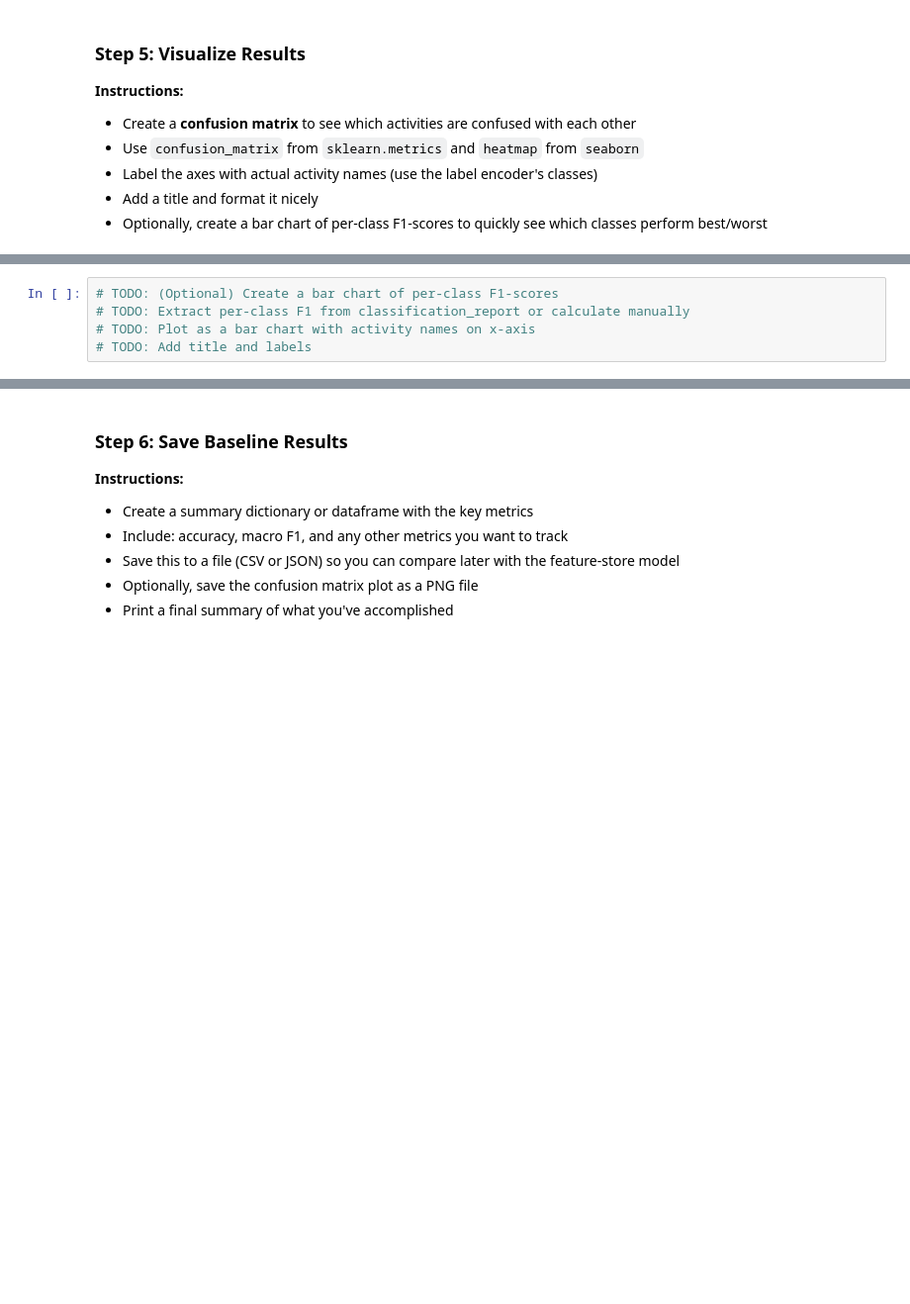
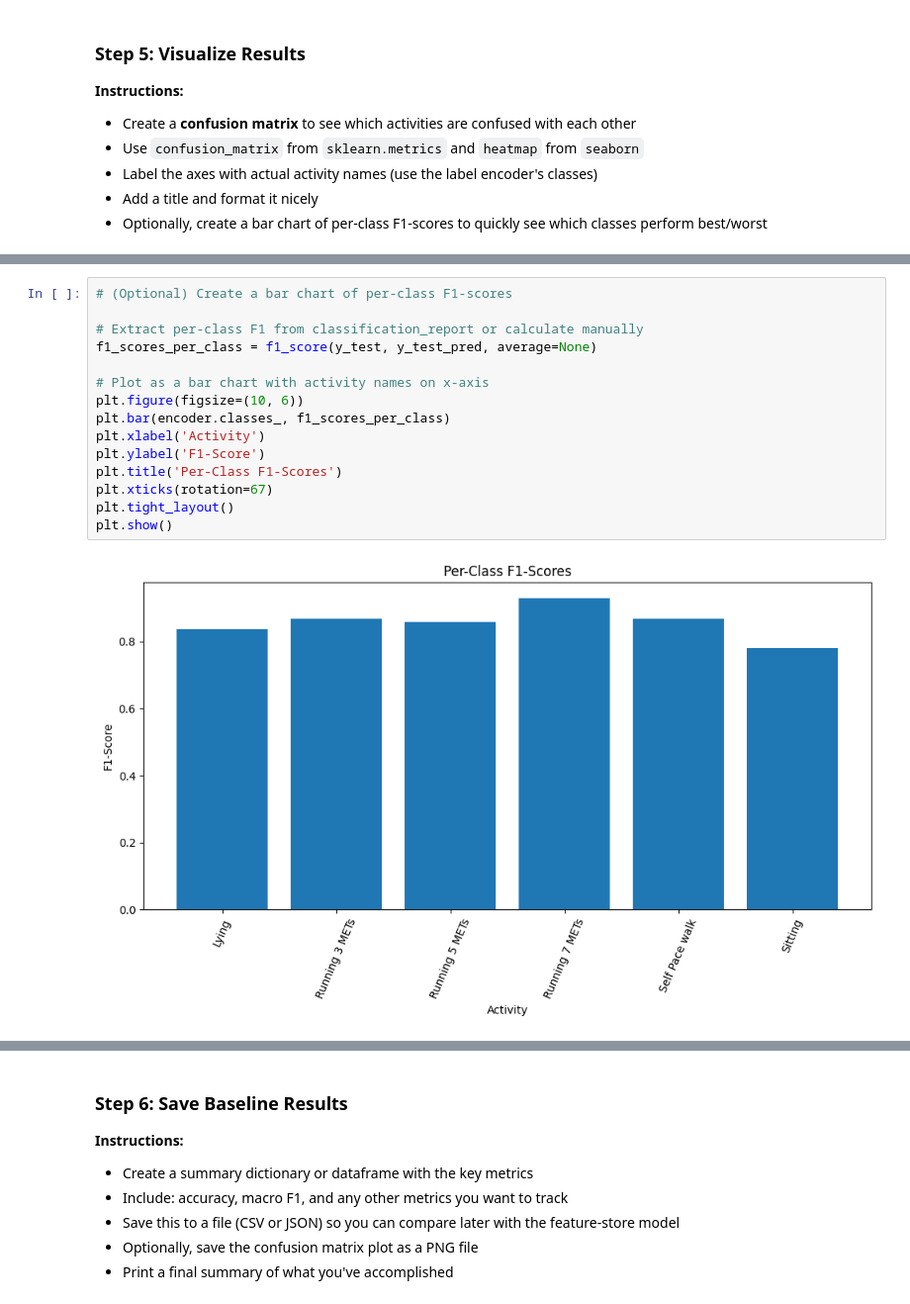
Before and after one commit to dzhang203/ml_ops_playground, a Jupyter notebook: notebooks/1a_baseline_model.ipynb, the cells around one changed output, grey strips where cells are left out. Shown at 99% size. Cells and saved outputs as stored; diff of their text form; blank space fills up the shorter version.

```diff
--- a/notebooks/1a_baseline_model.ipynb
+++ b/notebooks/1a_baseline_model.ipynb
@@ -210,5 +283,17 @@ You can set `force_col_wise=true` to remove the overhead.
 # %%
-# TODO: (Optional) Create a bar chart of per-class F1-scores
-# TODO: Extract per-class F1 from classification_report or calculate manually
-# TODO: Plot as a bar chart with activity names on x-axis
-# TODO: Add title and labels
+# (Optional) Create a bar chart of per-class F1-scores
+
+# Extract per-class F1 from classification_report or calculate manually
+f1_scores_per_class = f1_score(y_test, y_test_pred, average=None)
+
+# Plot as a bar chart with activity names on x-axis
+plt.figure(figsize=(10, 6))
+plt.bar(encoder.classes_, f1_scores_per_class)
+plt.xlabel('Activity')
+plt.ylabel('F1-Score')
+plt.title('Per-Class F1-Scores')
+plt.xticks(rotation=67)
+plt.tight_layout()
+plt.show()
+# %% [output]
+[figure, added]
```
Also changed, not shown: parts of 5 cells of this notebook.
